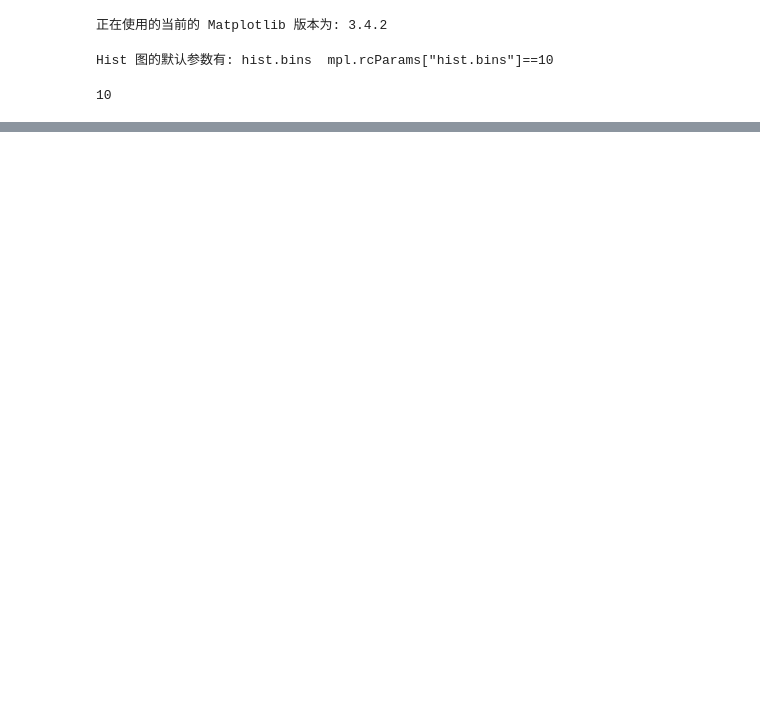
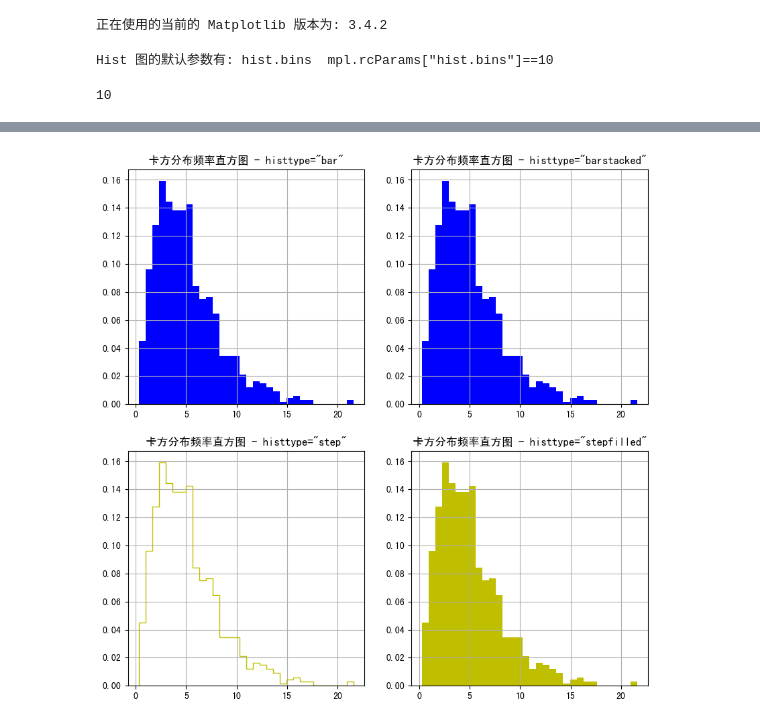
Before and after one commit to DoHerasYang/Python--, a Jupyter notebook: 数据分析技术基础/数据可视化/Matplotlib 教程/Matplotlib 教程 (三) - Hist 图.ipynb, the cells around one changed output, grey strips where cells are left out. Cells and saved outputs as stored; diff of their text form; code cells hidden in the pictures; blank space fills up the shorter version.

```diff
--- a/数据分析技术基础/数据可视化/Matplotlib 教程/Matplotlib 教程 (三) - Hist 图.ipynb
+++ b/数据分析技术基础/数据可视化/Matplotlib 教程/Matplotlib 教程 (三) - Hist 图.ipynb
@@ -139,0 +282,38 @@ plt.show()
+# %%
+# 我们尝试更改一下参数：histtype 的值，打印一下相关的
+
+
+np.random.seed(1234)
+x_data = np.random.chisquare(df=(5.0,), size=(1000,))
+
+# 创建新的画布
+fig = plt.figure(figsize=(10,10))
+
+# 第一张子图
+ax1 = fig.add_subplot(221)
+ax1.set_title("卡方分布频率直方图 - histtype=\"bar\"")
+ax1.grid(True)
+ax1.hist(x=x_data, bins="sqrt", density=True, color='b', histtype="bar")
+
+# 第二张子图
+ax2 = fig.add_subplot(222)
+ax2.set_title("卡方分布频率直方图 - histtype=\"barstacked\"")
+ax2.grid(True)
+ax2.hist(x=x_data, bins="sqrt", density=True, color='b', histtype="barstacked")
+
+# 第三张子图
+ax3 = fig.add_subplot(223)
+ax3.set_title("卡方分布频率直方图 - histtype=\"step\"")
+ax3.grid(True)
+ax3.hist(x=x_data, bins="sqrt", density=True, color='y', histtype="step")
+
+
+# 第四张子图
+ax4 = fig.add_subplot(224)
+ax4.set_title("卡方分布频率直方图 - histtype=\"stepfilled\"")
+ax4.grid(True)
+ax4.hist(x=x_data, bins="sqrt", density=True, color='y', histtype="stepfilled")
+
+plt.show()
+# %% [output]
+[figure, added]
```
Also changed, not shown: parts of 5 cells of this notebook.
